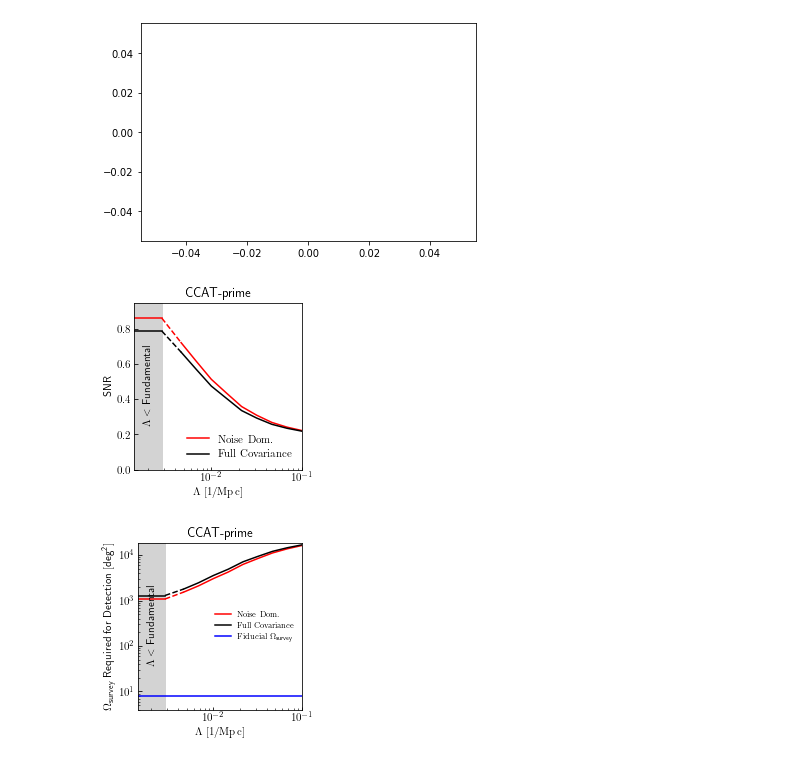
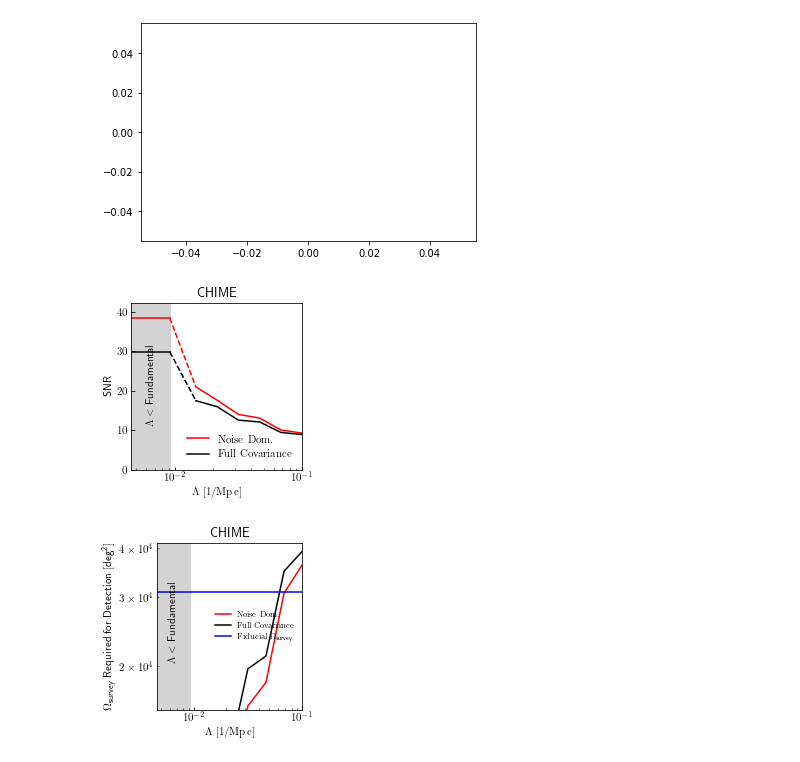
Before and after one commit to DelonShen/LIMxCMBL, a Jupyter notebook: 011.006.2025-03-28-SNR-calculation-generic.ipynb, the cells around one changed output. Saved outputs shown, nothing was run; the diff lists cells and outputs as text; code cells hidden in the pictures.

Commit message:
CHIME noise model from Bull+14 and CHIME+22

```diff
--- a/011.006.2025-03-28-SNR-calculation-generic.ipynb
+++ b/011.006.2025-03-28-SNR-calculation-generic.ipynb
@@ -3,7 +3,7 @@ from LIMxCMBL.init import *
 from scipy.integrate import simpson, trapezoid
 from tqdm import tqdm, trange
 # %%
-experiment = 'CCAT-prime'
+experiment = 'CHIME'
 # %%
 from LIMxCMBL.experiments import *
 # %%
@@ -386,7 +383,7 @@ plt.legend(frameon=False, loc='lower right')
 fig_fname = 'figures/011.006.%s.pdf'%(experiment)
 plt.savefig(fig_fname)
 # %% [output]
-[figure, old version]
+[figure, new version]
 # %%
 SNR_detect = 10
 noise_dom_y = np.zeros(len(_Lambdas))
@@ -481,33 +478,31 @@ ymax = full_y[-1] * 1.1
 bnd_center = np.sqrt(1/2*kpar_fundamental**2)
 # hcenter = (ymax * 1.1)/2
 hcenter = np.sqrt(ymax * fid/2)
 
 plt.text(bnd_center, hcenter,
         r'$$ \hspace{1em}\Lambda < \textsf{Fundamental}$$',
         ha='center',
         va='center',
         rotation='vertical',)
 
 
 plt.ylim(fid/2, min(full_sky_deg2, ymax))
 plt.yscale('log')
 plt.xlim(kpar_fundamental/2, 1e-1)
 
 plt.axhline(fid, c='b', label=r'Fiducial $\Omega_{\sf survey}$')
 
 plt.xlabel(r'$\Lambda$ [1/Mpc]')
 plt.ylabel(r'$\Omega_{\sf survey}\textsf{ Required for Detection}\ [\sf deg^2]$')
 
 
-s = '%.0e'%(fid_fsky)
 
-# plt_title = r'\textsf{%s} fid. $f_{\rm sky}=%d\times 10^{%d}$'%(experiment, int(s[0]),  int(s[2:]))
 plt_title = r'\textsf{%s}'%(experiment)
 plt.title(plt_title)
 
 
 plt.legend(frameon=False, fontsize=8, loc='center right')
 fig_fname = 'figures/011.006.aspir_%s.pdf'%(experiment)
 plt.savefig(fig_fname)
 # %% [output]
-[figure, old version]
+[figure, new version]
```
Also changed, not shown: parts of 8 cells of this notebook, 11 other files.
